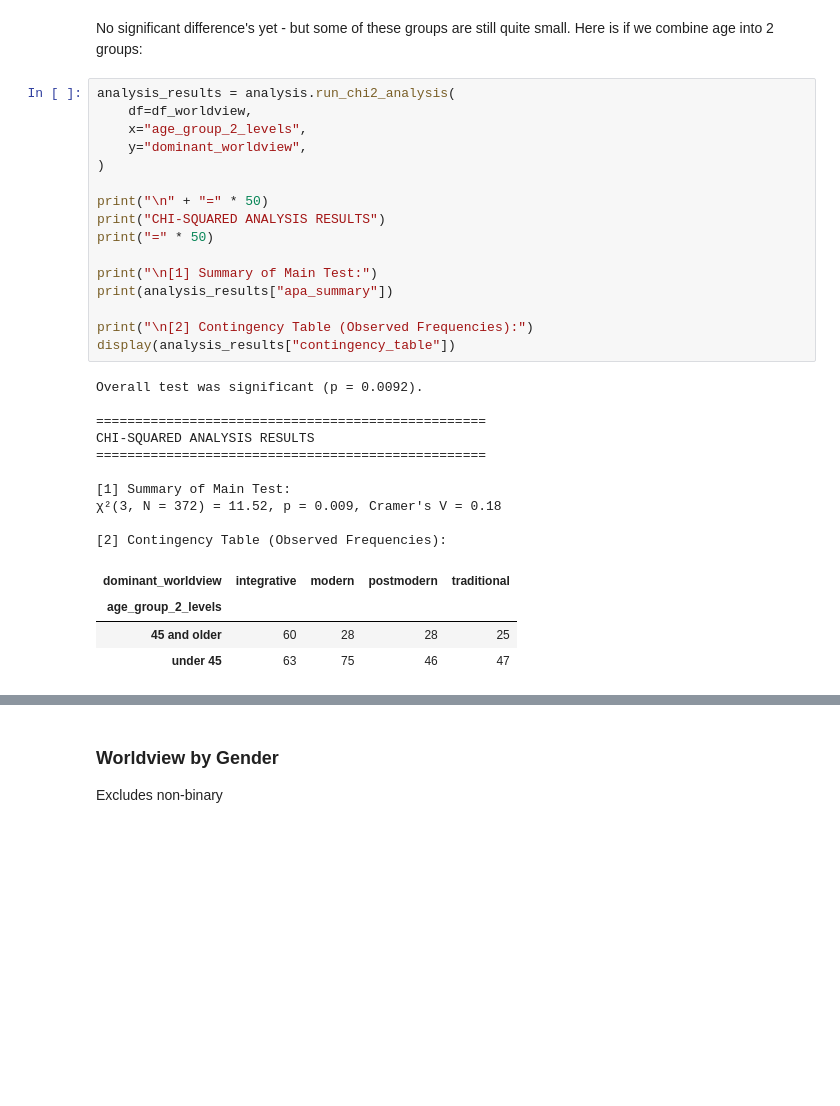
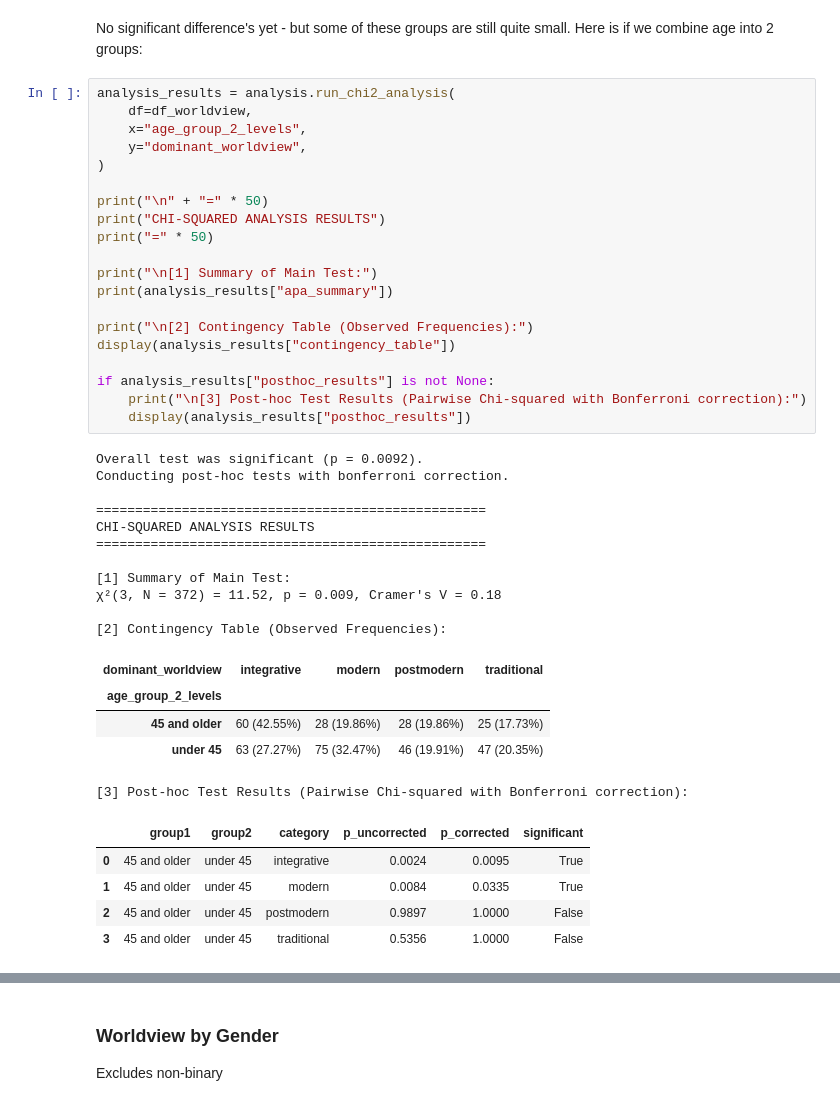
Before and after one commit to ReneeErnst/worldview-study, a Jupyter notebook: notebooks/analysis.ipynb, the cells around one changed output, grey strips where cells are left out. Drawn from its saved outputs; the diff is of its cells as text; blank space fills up the shorter version.

```diff
--- a/notebooks/analysis.ipynb
+++ b/notebooks/analysis.ipynb
@@ -698,32 +710,43 @@ No significant difference's yet - but some of these groups are still quite small
 # %%
 analysis_results = analysis.run_chi2_analysis(
     df=df_worldview,
     x="age_group_2_levels",
     y="dominant_worldview",
 )
 
 print("\n" + "=" * 50)
 print("CHI-SQUARED ANALYSIS RESULTS")
 print("=" * 50)
 
 print("\n[1] Summary of Main Test:")
 print(analysis_results["apa_summary"])
 
 print("\n[2] Contingency Table (Observed Frequencies):")
 display(analysis_results["contingency_table"])
+
+if analysis_results["posthoc_results"] is not None:
+    print("\n[3] Post-hoc Test Results (Pairwise Chi-squared with Bonferroni correction):")
+    display(analysis_results["posthoc_results"])
 # %% [output]
 Overall test was significant (p = 0.0092).
+Conducting post-hoc tests with bonferroni correction.
 
 ==================================================
 CHI-SQUARED ANALYSIS RESULTS
 ==================================================
 
 [1] Summary of Main Test:
 χ²(3, N = 372) = 11.52, p = 0.009, Cramer's V = 0.18
 
 [2] Contingency Table (Observed Frequencies):
 | dominant_worldview | integrative | modern | postmodern | traditional |
 | age_group_2_levels |  |  |  |  |
-| 45 and older | 60 | 28 | 28 | 25 |
-| under 45 | 63 | 75 | 46 | 47 |
+| 45 and older | 60 (42.55%) | 28 (19.86%) | 28 (19.86%) | 25 (17.73%) |
+| under 45 | 63 (27.27%) | 75 (32.47%) | 46 (19.91%) | 47 (20.35%) |
+[3] Post-hoc Test Results (Pairwise Chi-squared with Bonferroni correction):
+|  | group1 | group2 | category | p_uncorrected | p_corrected | significant |
+| 0 | 45 and older | under 45 | integrative | 0.0024 | 0.0095 | True |
+| 1 | 45 and older | under 45 | modern | 0.0084 | 0.0335 | True |
+| 2 | 45 and older | under 45 | postmodern | 0.9897 | 1.0000 | False |
+| 3 | 45 and older | under 45 | traditional | 0.5356 | 1.0000 | False |
 # %% [markdown]
```
Also changed, not shown: parts of 9 cells of this notebook, 1 other file.
